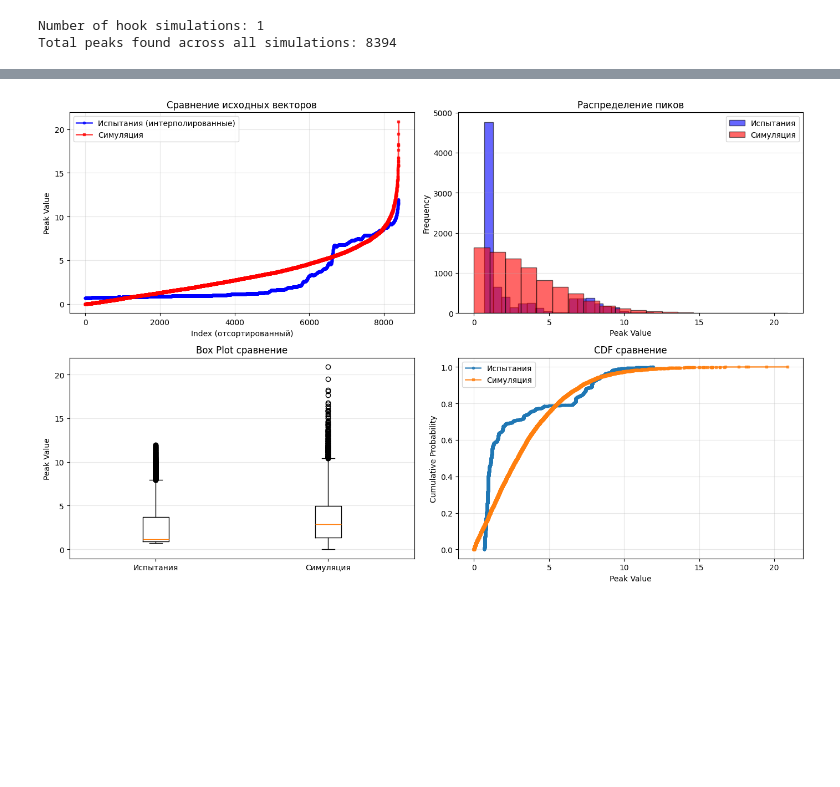
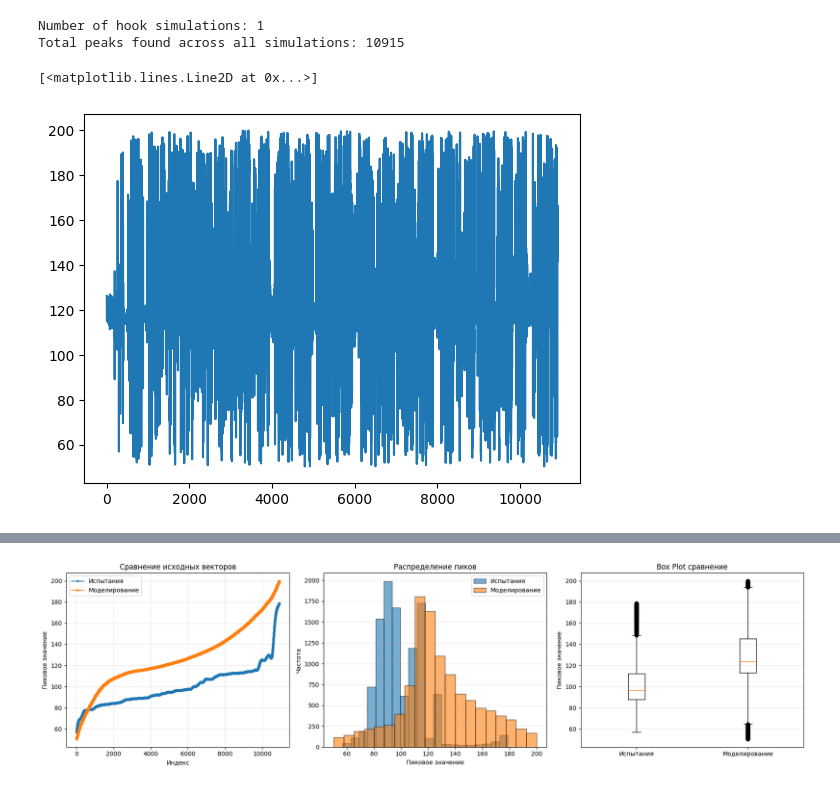
Before and after one commit to daniilgorenkov/Dissertation, a Jupyter notebook: reserach/compare_vectors.ipynb, the cells around one changed output, grey strips where cells are left out. Saved outputs shown, nothing was run; the diff lists cells and outputs as text; code cells hidden in the pictures; blank space fills up the shorter version.

```diff
--- a/reserach/compare_vectors.ipynb
+++ b/reserach/compare_vectors.ipynb
@@ -11,8 +11,8 @@ import pprint
 
 pipe = CatBoostPipe()
 # %%
-hook_name = "hook_057"
-trials_type = "side"
+hook_name = "hook_87c" #"hook_057" hook_87c
+trials_type = "vertical"
 
 trials = pipe.load(f"{trials_type}_trials")
 # hook = pipe.load("hook_ffd")[3] # verticals
@@ -39,3 +39,8 @@ hook
 
  [2616 rows x 23 columns]]
+# %%
+# Create a vector from 0 to 2.1471 with the same number of points as hook[0].iloc[:,1]
+hook_all = pipe.load(hook_name)
+num_points = len(hook_all[0].iloc[:, 1])
+vector = np.linspace(0, 2.1471, num_points)
 # %%
@@ -130,22 +186,31 @@ for i, simulation in enumerate(hook_all):
         all_peaks_from_simulations.extend(peaks_filtered.tolist())
 
 all_peaks_from_simulations = np.array(all_peaks_from_simulations)
+# для боковой
+# mask = (all_peaks_from_simulations < 10) & (all_peaks_from_simulations > 0.1)
+# all_peaks_from_simulations = all_peaks_from_simulations[mask]
 print(f"Total peaks found across all simulations: {len(all_peaks_from_simulations)}")
 # %% [output]
 Number of hook simulations: 1
-Total peaks found across all simulations: 8394
+Total peaks found across all simulations: 10915
+# %%
+plt.plot(all_peaks_from_simulations)
+# %% [output]
+[<matplotlib.lines.Line2D at 0x...>]
+[figure, added]
 # %%
-trial_force = trials[1]["peaks"]
+trial_force = np.array(trials[1]["peaks"])
+trial_force_filtered = trial_force[(trial_force<=200) & (trial_force>=50)]
 # %%
 # Визуализация исходных векторов (без нормализации)
 from scipy.interpolate import interp1d
 
 print("="*70)
-print("ИСХОДНЫЕ ВЕКТОРЫ: СИМУЛЯЦИЯ vs ИСПЫТАНИЯ")
+print("ИСХОДНЫЕ ВЕКТОРЫ: Моделирование vs ИСПЫТАНИЯ")
 print("="*70)
 
 sim_sorted = np.sort(all_peaks_from_simulations)
-real_sorted = np.sort(trial_force)
+real_sorted = np.sort(trial_force_filtered)
 
 print(f"\nДо интерполяции:")
 print(f"Длина вектора симуляции: {len(sim_sorted)}")
@@ -161,46 +226,36 @@ print(f"\nПосле интерполяции:")
 print(f"Длина вектора симуляции: {len(sim_sorted)}")
 print(f"Длина вектора испытаний (интерполированных): {len(real_interpolated)}")
 
-print(f"\nСимуляция   - Mean: {np.mean(sim_sorted):.4f}, Std: {np.std(sim_sorted):.4f}, Min: {np.min(sim_sorted):.4f}, Max: {np.max(sim_sorted):.4f}")
+print(f"\nМоделирование   - Mean: {np.mean(sim_sorted):.4f}, Std: {np.std(sim_sorted):.4f}, Min: {np.min(sim_sorted):.4f}, Max: {np.max(sim_sorted):.4f}")
 print(f"Испытания   - Mean: {np.mean(real_interpolated):.4f}, Std: {np.std(real_interpolated):.4f}, Min: {np.min(real_interpolated):.4f}, Max: {np.max(real_interpolated):.4f}")
 
 # График исходных векторов
-fig, axes = plt.subplots(2, 2, figsize=(14, 9))
+# --- График исходных векторов ---
+fig, axes = plt.subplots(1, 3, figsize=(18, 5))
 
 # Plot 1: Оба вектора на одном графике
-axes[0, 0].plot(real_interpolated, 'o-', label='Испытания (интерполированные)', linewidth=2, markersize=3, alpha=0.7, color='blue')
-axes[0, 0].plot(sim_sorted, 's-', label='Симуляция', linewidth=2, markersize=3, alpha=0.7, color='red')
-axes[0, 0].set_xlabel('Index (отсортированный)')
-axes[0, 0].set_ylabel('Peak Value')
-axes[0, 0].set_title('Сравнение исходных векторов')
-axes[0, 0].legend()
-axes[0, 0].grid(True, alpha=0.3)
+axes[0].plot(real_interpolated, 'o-', label='Испытания', linewidth=2, markersize=3, alpha=0.7)
+axes[0].plot(sim_sorted, 's-', label='Моделирование', linewidth=2, markersize=3, alpha=0.7)
+axes[0].set_xlabel('Индекс')
+axes[0].set_ylabel('Пиковое значение')
+axes[0].set_title('Сравнение исходных векторов')
+axes[0].legend()
+axes[0].grid(True, alpha=0.3)
 
 # Plot 2: Гистограммы
-axes[0, 1].hist(real_interpolated, bins=20, alpha=0.6, label='Испытания', edgecolor='black', color='blue')
-axes[0, 1].hist(sim_sorted, bins=20, alpha=0.6, label='Симуляция', edgecolor='black', color='red')
-axes[0, 1].set_xlabel('Peak Value')
-axes[0, 1].set_ylabel('Frequency')
-axes[0, 1].set_title('Распределение пиков')
-axes[0, 1].legend()
-axes[0, 1].grid(True, alpha=0.3, axis='y')
+axes[1].hist(real_interpolated, bins=20, alpha=0.6, label='Испытания', edgecolor='black')
+axes[1].hist(sim_sorted, bins=20, alpha=0.6, label='Моделирование', edgecolor='black')
+axes[1].set_xlabel('Пиковое значение')
+axes[1].set_ylabel('Частота')
+axes[1].set_title('Распределение пиков')
+axes[1].legend()
+axes[1].grid(True, alpha=0.3, axis='y')
 
 # Plot 3: Box plot
-axes[1, 0].boxplot([real_interpolated, sim_sorted], labels=['Испытания', 'Симуляция'])
-axes[1, 0].set_ylabel('Peak Value')
-axes[1, 0].set_title('Box Plot сравнение')
-axes[1, 0].grid(True, alpha=0.3, axis='y')
-
-# Plot 4: CDF
-sorted_real_interp = np.sort(real_interpolated)
-sorted_sim = np.sort(sim_sorted)
-axes[1, 1].plot(sorted_real_interp, np.arange(1, len(sorted_real_interp)+1)/len(sorted_real_interp), marker='o', label='Испытания', linewidth=2, markersize=3, alpha=0.7)
-axes[1, 1].plot(sorted_sim, np.arange(1, len(sorted_sim)+1)/len(sorted_sim), marker='s', label='Симуляция', linewidth=2, markersize=3, alpha=0.7)
-axes[1, 1].set_xlabel('Peak Value')
-axes[1, 1].set_ylabel('Cumulative Probability')
-axes[1, 1].set_title('CDF сравнение')
-axes[1, 1].legend()
-axes[1, 1].grid(True, alpha=0.3)
+axes[2].boxplot([real_interpolated, sim_sorted], labels=['Испытания', 'Моделирование'])
+axes[2].set_ylabel('Пиковое значение')
+axes[2].set_title('Box Plot сравнение')
+axes[2].grid(True, alpha=0.3, axis='y')
 
 plt.tight_layout()
 plt.show()
@@ -222,2 +277,2 @@ plt.show()
-[figure, old version]
+[figure, new version]
 # %%
```
Also changed, not shown: parts of 11 cells of this notebook, 7 other files.
